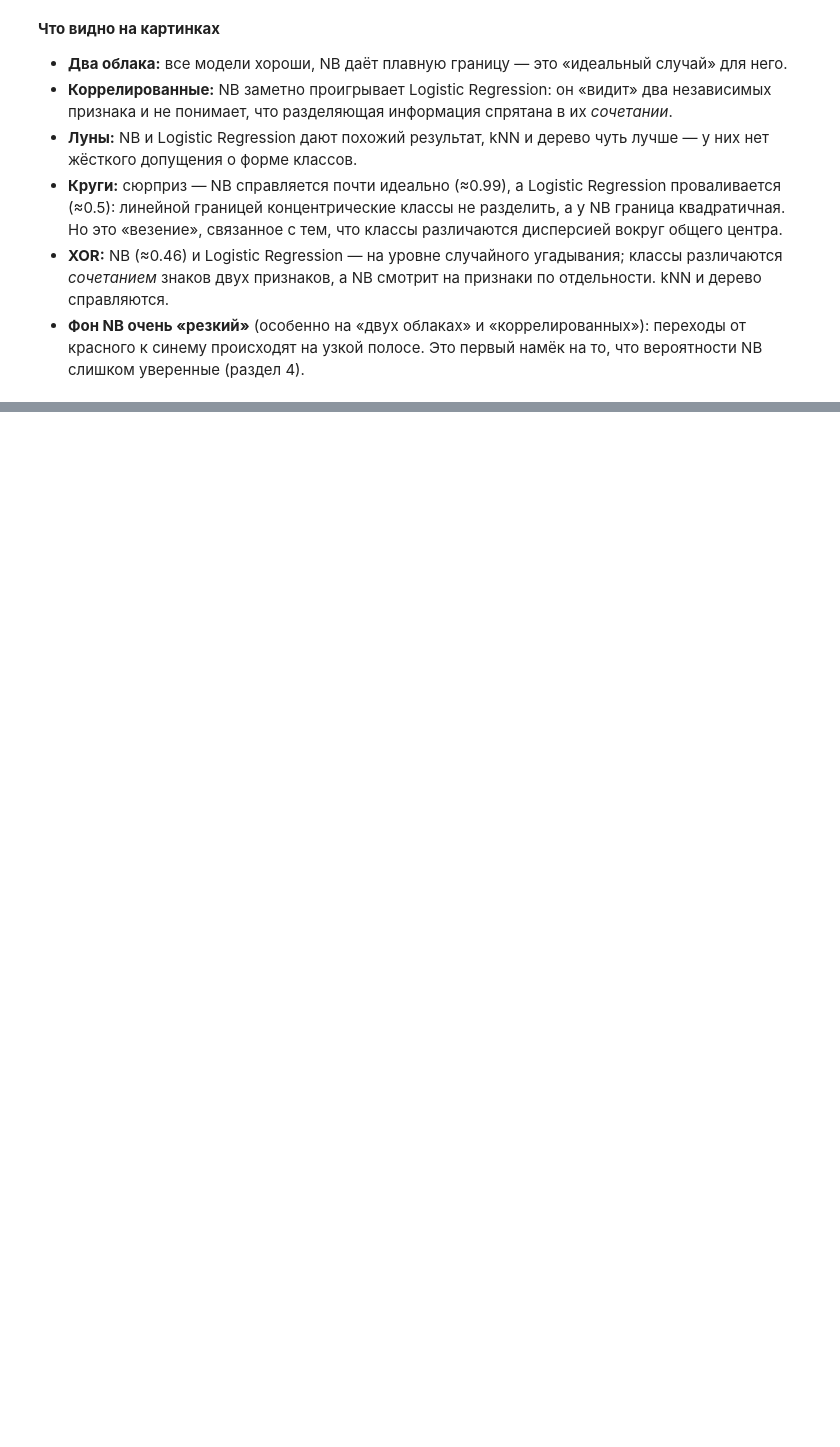
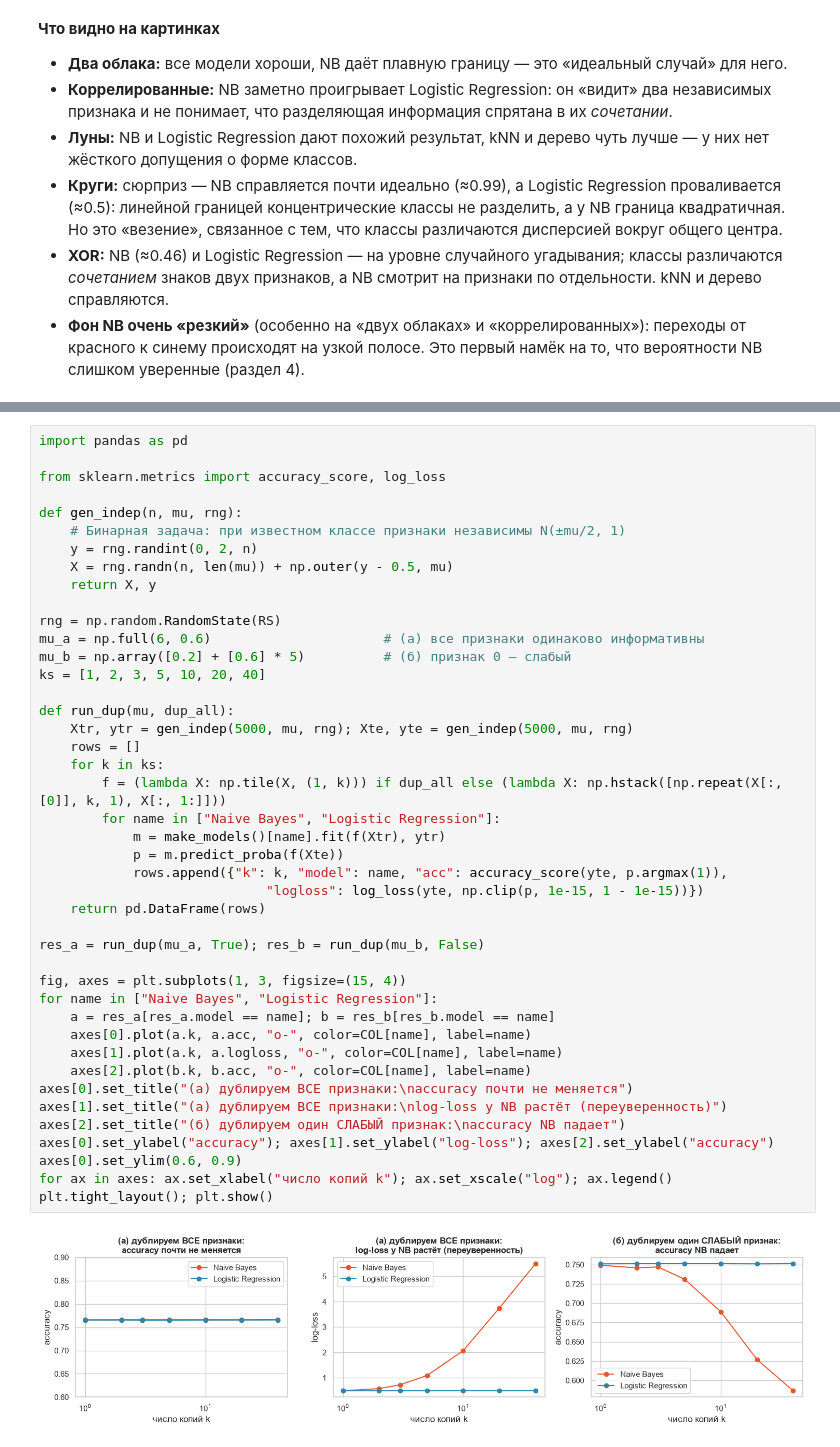
Before and after one commit to BinGoJr/Naive-Bayes, a Jupyter notebook: NaiveBayes.ipynb, the cells around one changed output, grey strips where cells are left out. Saved outputs shown, nothing was run; the diff lists cells and outputs as text; blank space fills up the shorter version.

Commit message:
Violation of independence

```diff
--- a/NaiveBayes.ipynb
+++ b/NaiveBayes.ipynb
@@ -172,0 +211,45 @@ plt.tight_layout(); plt.show()
+# %%
+import pandas as pd
+
+from sklearn.metrics import accuracy_score, log_loss
+
+def gen_indep(n, mu, rng):
+    # Бинарная задача: при известном классе признаки независимы N(±mu/2, 1)
+    y = rng.randint(0, 2, n)
+    X = rng.randn(n, len(mu)) + np.outer(y - 0.5, mu)
+    return X, y
+
+rng = np.random.RandomState(RS)
+mu_a = np.full(6, 0.6)                      # (а) все признаки одинаково информативны
+mu_b = np.array([0.2] + [0.6] * 5)          # (б) признак 0 — слабый
+ks = [1, 2, 3, 5, 10, 20, 40]
+
+def run_dup(mu, dup_all):
+    Xtr, ytr = gen_indep(5000, mu, rng); Xte, yte = gen_indep(5000, mu, rng)
+    rows = []
+    for k in ks:
+        f = (lambda X: np.tile(X, (1, k))) if dup_all else (lambda X: np.hstack([np.repeat(X[:, [0]], k, 1), X[:, 1:]]))
+        for name in ["Naive Bayes", "Logistic Regression"]:
+            m = make_models()[name].fit(f(Xtr), ytr)
+            p = m.predict_proba(f(Xte))
+            rows.append({"k": k, "model": name, "acc": accuracy_score(yte, p.argmax(1)),
+                             "logloss": log_loss(yte, np.clip(p, 1e-15, 1 - 1e-15))})
+    return pd.DataFrame(rows)
+
+res_a = run_dup(mu_a, True); res_b = run_dup(mu_b, False)
+
+fig, axes = plt.subplots(1, 3, figsize=(15, 4))
+for name in ["Naive Bayes", "Logistic Regression"]:
+    a = res_a[res_a.model == name]; b = res_b[res_b.model == name]
+    axes[0].plot(a.k, a.acc, "o-", color=COL[name], label=name)
+    axes[1].plot(a.k, a.logloss, "o-", color=COL[name], label=name)
+    axes[2].plot(b.k, b.acc, "o-", color=COL[name], label=name)
+axes[0].set_title("(а) дублируем ВСЕ признаки:\naccuracy почти не меняется")
+axes[1].set_title("(а) дублируем ВСЕ признаки:\nlog-loss у NB растёт (переуверенность)")
+axes[2].set_title("(б) дублируем один СЛАБЫЙ признак:\naccuracy NB падает")
+axes[0].set_ylabel("accuracy"); axes[1].set_ylabel("log-loss"); axes[2].set_ylabel("accuracy")
+axes[0].set_ylim(0.6, 0.9)
+for ax in axes: ax.set_xlabel("число копий k"); ax.set_xscale("log"); ax.legend()
+plt.tight_layout(); plt.show()
+# %% [output]
+[figure, added]
```
Also changed, not shown: parts of 4 cells of this notebook.
